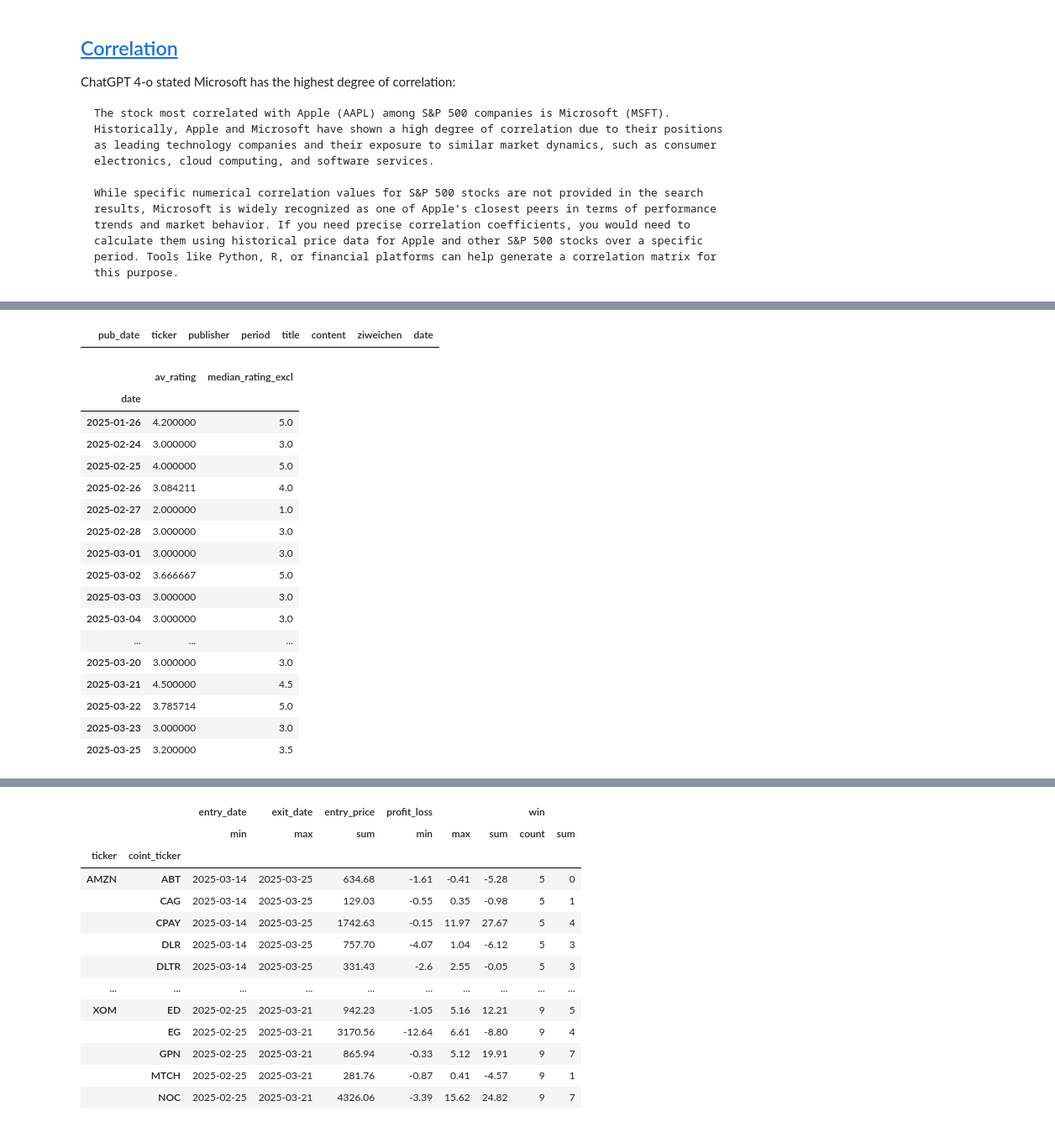
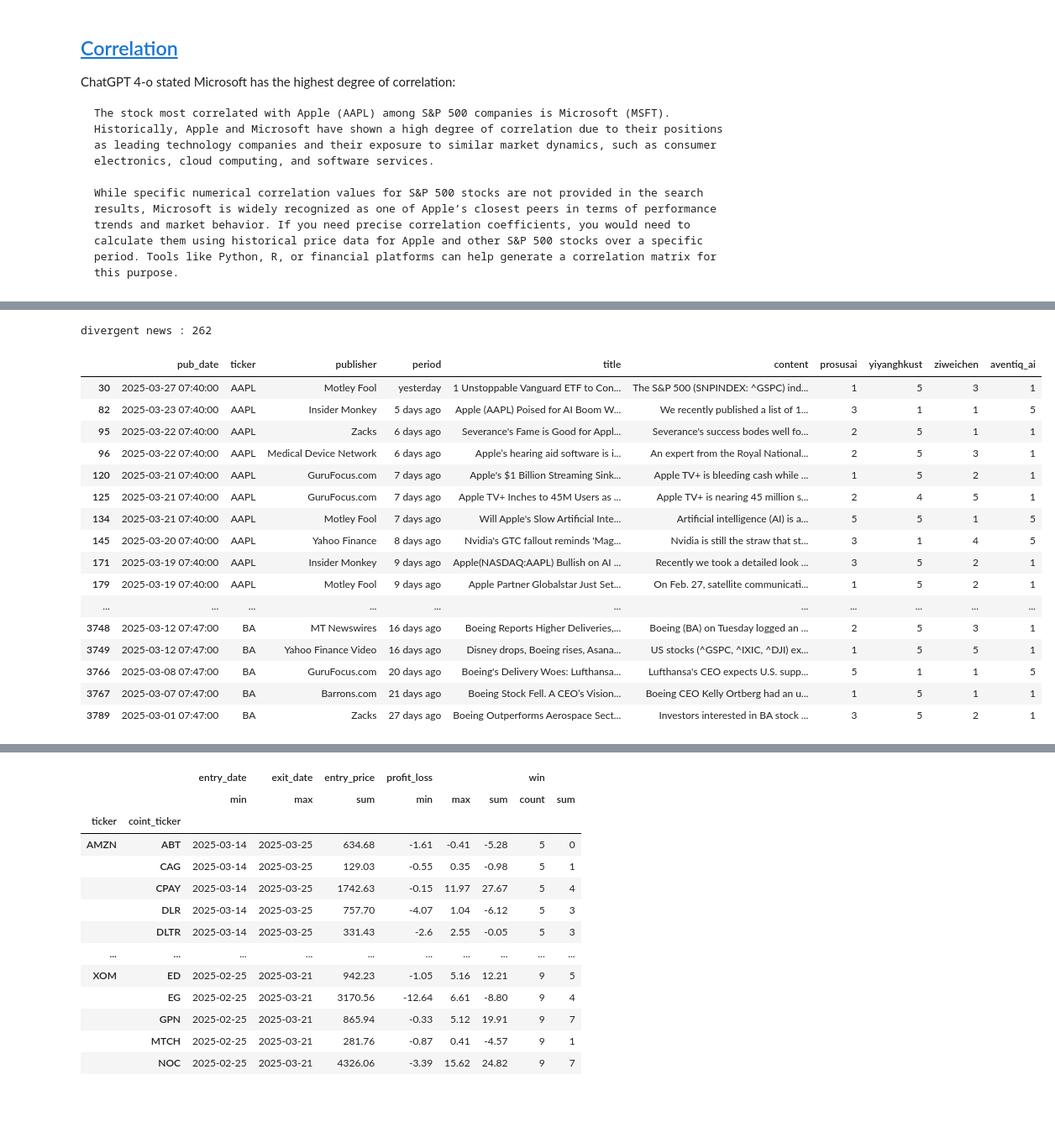
Before and after one commit to CKAbundant/sentiment, a Jupyter notebook: poc.ipynb, the cells around one changed output, grey strips where cells are left out. Shown at 84% size. Cells and saved outputs as stored; diff of their text form; code cells hidden in the pictures; blank space fills up the shorter version.

```diff
--- a/poc.ipynb
+++ b/poc.ipynb
@@ -475,3 +501,0 @@ CL-H
-# %%
-df = pd.read_csv("./data/sentiment.csv")
-df
@@ -526,5 +501,0 @@ df_test
-# %%
-cond = df_test["test"].map(lambda x: (5 in x) & (1 in x))
-df.loc[cond, :].style.set_properties(
-    subset=["title", "content"], **{"width": "500px", "white-space": "normal"}
-)
@@ -550,33 +502,21 @@ df_jnj
-# %%
-df_jnj["pub_date"] = pd.to_datetime(df_jnj["pub_date"])
-df_jnj["date"] = df_jnj["pub_date"].dt.date
-
-df_exclude = df_jnj.loc[df_jnj["ziweichen"] != 3, :]
-df_exclude.loc[
-    df_exclude["date"] == datetime.strptime("2025-01-24", "%Y-%m-%d").date(), :
-]
-# %% [output]
-|  | pub_date | ticker | publisher | period | title | content | ziweichen | date |
-# %%
-gen_pa = GenPriceAction()
-df_av = gen_pa.cal_mean_sentiment(df_jnj, "JNJ")
-df_av
-# %% [output]
-|  | av_rating | median_rating_excl |
-| date |  |  |
-| 2025-01-26 | 4.200000 | 5.0 |
-| 2025-02-24 | 3.000000 | 3.0 |
-| 2025-02-25 | 4.000000 | 5.0 |
-| 2025-02-26 | 3.084211 | 4.0 |
-| 2025-02-27 | 2.000000 | 1.0 |
-| 2025-02-28 | 3.000000 | 3.0 |
-| 2025-03-01 | 3.000000 | 3.0 |
-| 2025-03-02 | 3.666667 | 5.0 |
-| 2025-03-03 | 3.000000 | 3.0 |
-| 2025-03-04 | 3.000000 | 3.0 |
-| ... | ... | ... |
-| 2025-03-20 | 3.000000 | 3.0 |
-| 2025-03-21 | 4.500000 | 4.5 |
-| 2025-03-22 | 3.785714 | 5.0 |
-| 2025-03-23 | 3.000000 | 3.0 |
-| 2025-03-25 | 3.200000 | 3.5 |
+# %%
+utils.display_divergent_rating(df)
+# %% [output]
+divergent news : 262
+|  | pub_date | ticker | publisher | period | title | content | prosusai | yiyanghkust | ziweichen | aventiq_ai |
+| 30 | 2025-03-27 07:40:00 | AAPL | Motley Fool | yesterday | 1 Unstoppable Vanguard ETF to Con... | The S&P 500 (SNPINDEX: ^GSPC) ind... | 1 | 5 | 3 | 1 |
+| 82 | 2025-03-23 07:40:00 | AAPL | Insider Monkey | 5 days ago | Apple (AAPL) Poised for AI Boom W... | We recently published a list of 1... | 3 | 1 | 1 | 5 |
+| 95 | 2025-03-22 07:40:00 | AAPL | Zacks | 6 days ago | Severance's Fame is Good for Appl... | Severance's success bodes well fo... | 2 | 5 | 1 | 1 |
+| 96 | 2025-03-22 07:40:00 | AAPL | Medical Device Network | 6 days ago | Apple’s hearing aid software is i... | An expert from the Royal National... | 2 | 5 | 3 | 1 |
+| 120 | 2025-03-21 07:40:00 | AAPL | GuruFocus.com | 7 days ago | Apple's $1 Billion Streaming Sink... | Apple TV+ is bleeding cash while ... | 1 | 5 | 2 | 1 |
+| 125 | 2025-03-21 07:40:00 | AAPL | GuruFocus.com | 7 days ago | Apple TV+ Inches to 45M Users as ... | Apple TV+ is nearing 45 million s... | 2 | 4 | 5 | 1 |
+| 134 | 2025-03-21 07:40:00 | AAPL | Motley Fool | 7 days ago | Will Apple's Slow Artificial Inte... | Artificial intelligence (AI) is a... | 5 | 5 | 1 | 5 |
+| 145 | 2025-03-20 07:40:00 | AAPL | Yahoo Finance | 8 days ago | Nvidia's GTC fallout reminds 'Mag... | Nvidia is still the straw that st... | 3 | 1 | 4 | 5 |
+| 171 | 2025-03-19 07:40:00 | AAPL | Insider Monkey | 9 days ago | Apple(NASDAQ:AAPL) Bullish on AI ... | Recently we took a detailed look ... | 3 | 5 | 2 | 1 |
+| 179 | 2025-03-19 07:40:00 | AAPL | Motley Fool | 9 days ago | Apple Partner Globalstar Just Set... | On Feb. 27, satellite communicati... | 1 | 5 | 2 | 1 |
+| ... | ... | ... | ... | ... | ... | ... | ... | ... | ... | ... |
+| 3748 | 2025-03-12 07:47:00 | BA | MT Newswires | 16 days ago | Boeing Reports Higher Deliveries,... | Boeing (BA) on Tuesday logged an ... | 2 | 5 | 3 | 1 |
+| 3749 | 2025-03-12 07:47:00 | BA | Yahoo Finance Video | 16 days ago | Disney drops, Boeing rises, Asana... | US stocks (^GSPC, ^IXIC, ^DJI) ex... | 1 | 5 | 5 | 1 |
+| 3766 | 2025-03-08 07:47:00 | BA | GuruFocus.com | 20 days ago | Boeing's Delivery Woes: Lufthansa... | Lufthansa's CEO expects U.S. supp... | 5 | 1 | 1 | 5 |
+| 3767 | 2025-03-07 07:47:00 | BA | Barrons.com | 21 days ago | Boeing Stock Fell. A CEO’s Vision... | Boeing CEO Kelly Ortberg had an u... | 1 | 5 | 1 | 1 |
+| 3789 | 2025-03-01 07:47:00 | BA | Zacks | 27 days ago | Boeing Outperforms Aerospace Sect... | Investors interested in BA stock ... | 3 | 5 | 2 | 1 |
```
Also changed, not shown: parts of 44 cells of this notebook, 7 other files.
